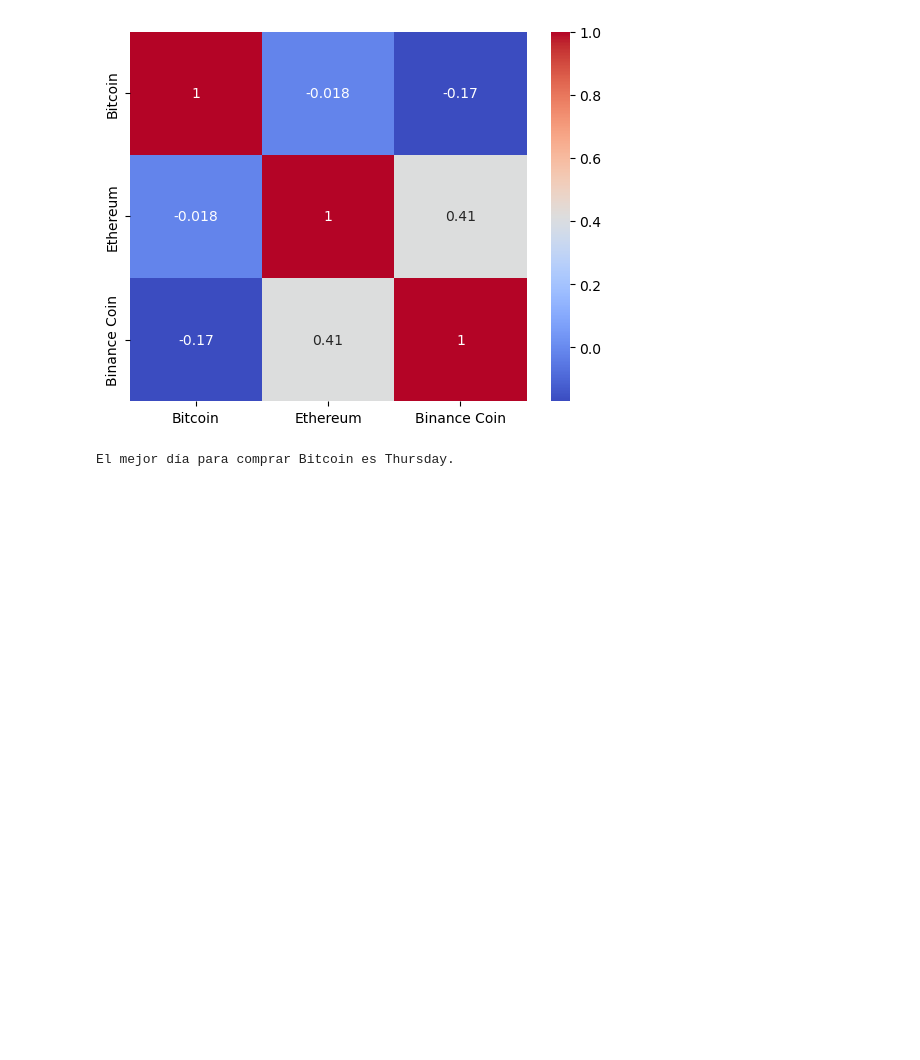
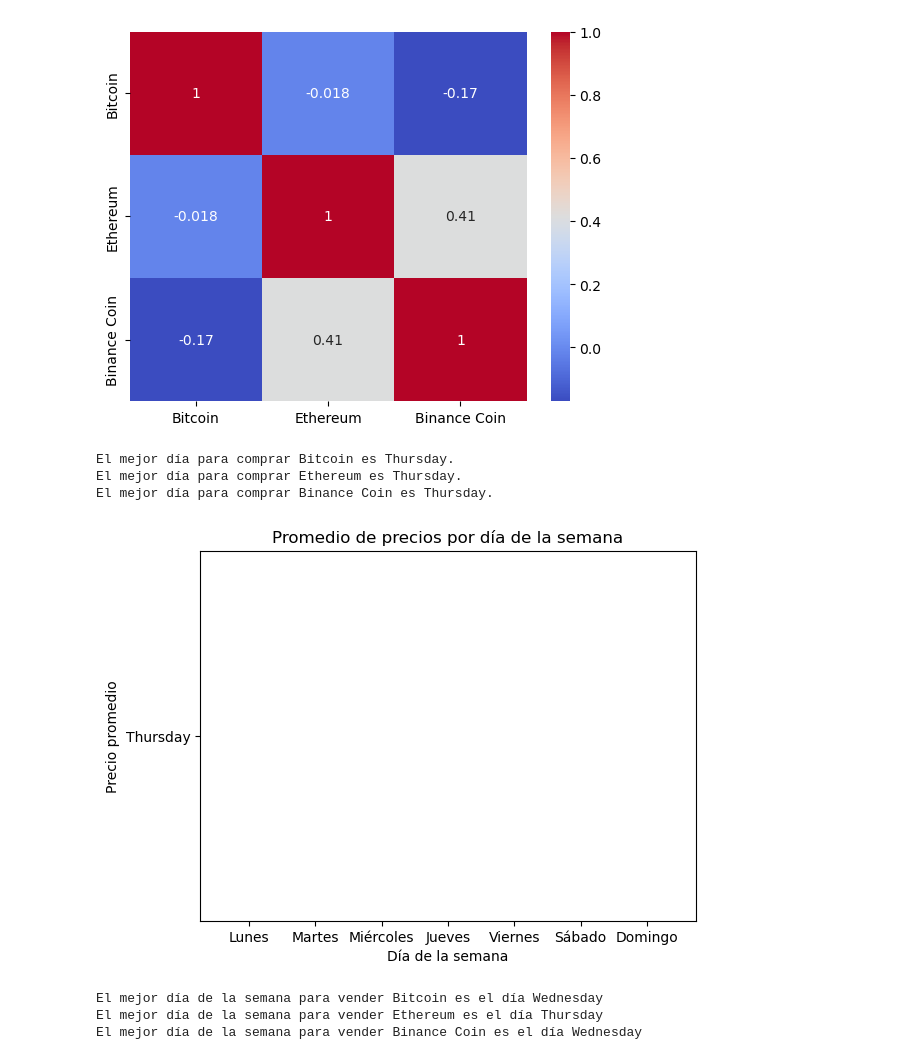
Before and after one commit to angelmpa/proyecto-portafolio, a Jupyter notebook: notebooks/analisis_inicial.ipynb, the cells around one changed output. Saved outputs shown, nothing was run; the diff lists cells and outputs as text; code cells hidden in the pictures; blank space fills up the shorter version.

Commit message:
dia para vender

```diff
--- a/notebooks/analisis_inicial.ipynb
+++ b/notebooks/analisis_inicial.ipynb
@@ -659,13 +660,71 @@ Binance Coin -0.170527  0.414214      1.000000
 
 # Agregar una columna al DataFrame que contenga el nombre del día de la semana correspondiente a cada fecha
 bitcoin['Day'] = bitcoin['Date'].dt.day_name()
+ethereum['Day'] = ethereum['Date'].dt.day_name()
+binance['Day'] = binance['Date'].dt.day_name()
 
 # Calcular la media de la columna "Close" para cada día de la semana
-grouped = bitcoin.groupby('Day')['Close'].mean()
+btc_grouped = bitcoin.groupby('Day')['Close'].mean()
+eth_grouped = ethereum.groupby('Day')['Close'].mean()
+bnb_grouped = binance.groupby('Day')['Close'].mean()
 
 # Ordenar los resultados y determinar qué día de la semana tiene el valor promedio más bajo
-best_day = grouped.sort_values().index[0]
+btc_best_day = grouped.sort_values().index[0]
+eth_best_day = grouped.sort_values().index[0]
+bnb_best_day = grouped.sort_values().index[0]
 
-print(f"El mejor día para comprar Bitcoin es {best_day}.")
+print(f"El mejor día para comprar Bitcoin es {btc_best_day}.")
+print(f"El mejor día para comprar Ethereum es {eth_best_day}.")
+print(f"El mejor día para comprar Binance Coin es {bnb_best_day}.")
 # %% [output]
 El mejor día para comprar Bitcoin es Thursday.
+El mejor día para comprar Ethereum es Thursday.
+El mejor día para comprar Binance Coin es Thursday.
+# %%
+# Gráfico del mejor día de la semana para comprar Bitcoin
+
+# Creamos una lista con los días de la semana
+dias = ['Lunes', 'Martes', 'Miércoles', 'Jueves', 'Viernes','Sábado', 'Domingo']
+
+# Creamos una lista con los promedios de los precios de cada día
+
+# Creamos la gráfica de barras
+plt.bar(dias, best_day)
+
+# Configuramos los títulos y etiquetas
+plt.title('Promedio de precios por día de la semana')
+plt.xlabel('Día de la semana')
+plt.ylabel('Precio promedio')
+
+# Mostramos la gráfica
+plt.show()
+# %% [output]
+[figure, added]
+# %%
+# El mejor día de la semana para vender Bitcoin
+
+# Definir una función para calcular los rendimientos semanales
+def weekly_returns(df):
+    # Ordenar por fecha ascendente
+    df = df.sort_values('Date')
+    # Calcular el rendimiento entre cada día de la semana y el último día de la semana
+    weekly_returns = df.groupby(df['Date'].dt.weekday)['Close'].apply(lambda x: x.iloc[-1]/x.iloc[0]-1)
+    return weekly_returns
+
+# Calcular los rendimientos semanales para Bitcoin, Ethereum y Binance Coin
+btc_weekly_returns = weekly_returns(bitcoin)
+eth_weekly_returns = weekly_returns(ethereum)
+bnb_weekly_returns = weekly_returns(binance)
+
+# Encontrar el día de la semana con el mayor rendimiento semanal para cada criptomoneda
+btc_best_day = calendar.day_name[btc_weekly_returns.idxmax()]
+eth_best_day = calendar.day_name[eth_weekly_returns.idxmax()]
+bnb_best_day = calendar.day_name[bnb_weekly_returns.idxmax()]
+
+print('El mejor día de la semana para vender Bitcoin es el día', btc_best_day)
+print('El mejor día de la semana para vender Ethereum es el día', eth_best_day)
+print('El mejor día de la semana para vender Binance Coin es el día', bnb_best_day)
+# %% [output]
+El mejor día de la semana para vender Bitcoin es el día Wednesday
+El mejor día de la semana para vender Ethereum es el día Thursday
+El mejor día de la semana para vender Binance Coin es el día Wednesday
```
Also changed, not shown: parts of 4 cells of this notebook.
